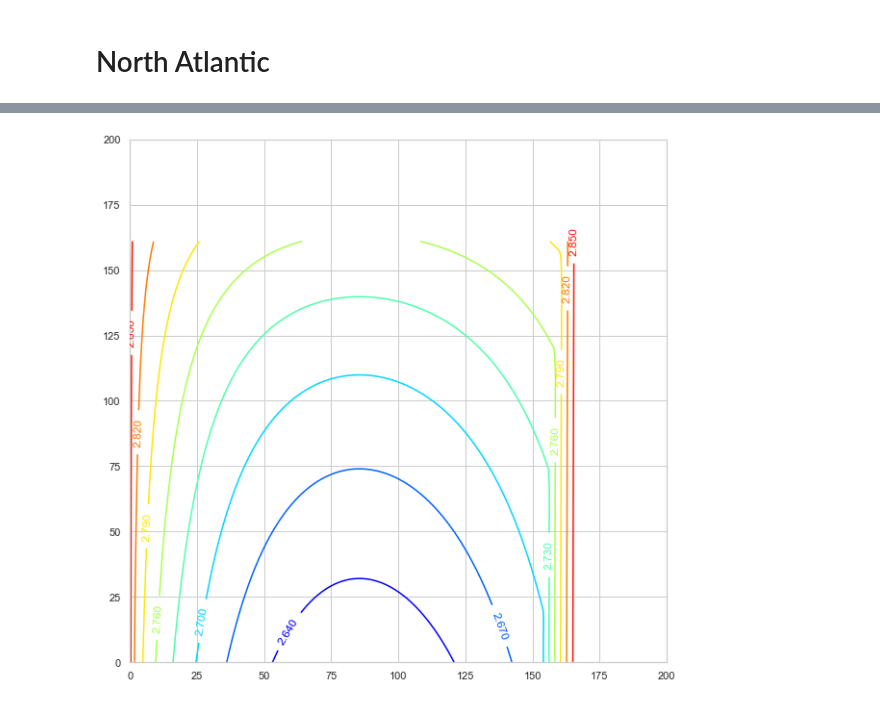
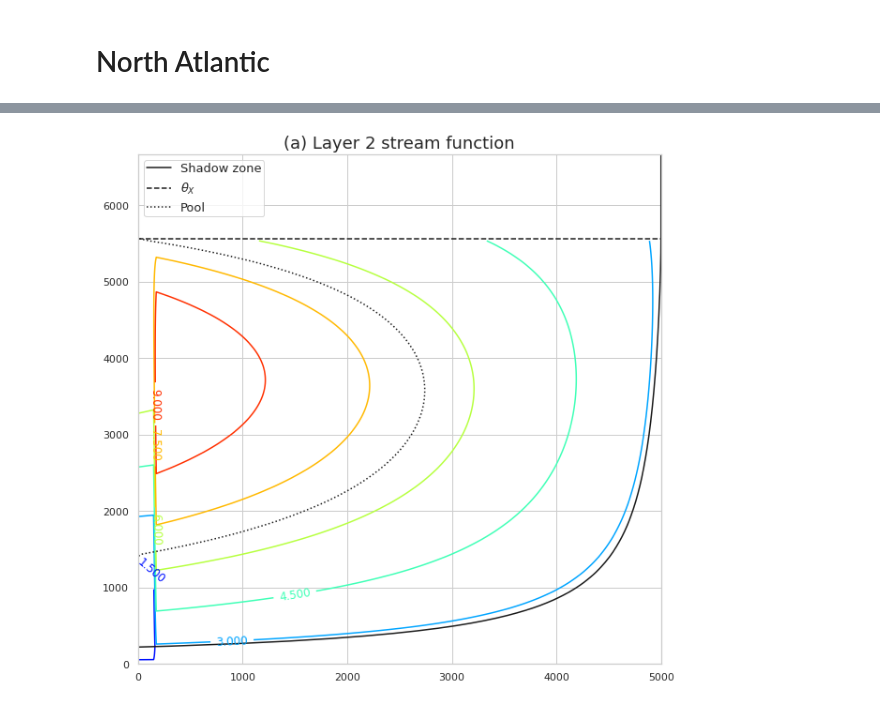
Before and after one commit to profxj/ocea200, a Jupyter notebook: OCEA-201/hw/5/Homework5.ipynb, the cells around one changed output, grey strips where cells are left out. Cells and saved outputs as stored; diff of their text form; code cells hidden in the pictures.

```diff
--- a/OCEA-201/hw/5/Homework5.ipynb
+++ b/OCEA-201/hw/5/Homework5.ipynb
@@ -16,21 +16,42 @@ sns.set_style('whitegrid')
 sns.set_context('notebook')
 # %%
 def contour_plot(field, title=None, cmap='jet', nlevels=8, clabel=True, ax=None,
-                x=None, y=None):
+                x=None, y=None, shadx=None, shady=None,
+                outx=None, outy=None,
+                poolx=None, pooly=None):
     cm = plt.get_cmap(cmap)
     if ax is None:
         fig = plt.figure(figsize=(10,10))
         ax = plt.gca()
 
     if x is not None:
-        CS = ax.contour(x, y, field, levels=nlevels, cmap=cm)
+        CS = ax.contour(field.T, levels=nlevels, cmap=cm,
+                       extent=(x.min(), x.max(), y.min(), y.max()))
+        ax.set_xlim(x.min(), x.max())
+        ax.set_ylim(y.min(), y.max())
     else:
-        CS = ax.contour(field, levels=nlevels, cmap=cm)
+        CS = ax.contour(field.T, levels=nlevels, cmap=cm)
+
+    # Lines
+    if shadx is not None:
+        ax.plot(shadx, shady, 'k-', label='Shadow zone')
+
+    if outx is not None:
+        ax.plot(outx, outy, 'k--', label=r'$\theta_X$')
+
+    if poolx is not None:
+        ax.plot(poolx, pooly, 'k:', label='Pool')
+
 
     if clabel:
         ax.clabel(CS, inline=True, fontsize=12)
-    #if title is not None:
-    #    ax.set_title(title, fontsize=18.)
+    if title is not None:
+        ax.set_title(title, fontsize=18.)
+
+    # Legend
+    legend = ax.legend(loc='upper left', scatterpoints=1, borderpad=0.2,
+                   fontsize=13.)
+
 
     #ax.set_aspect('equal', 'datalim')
 # %% [markdown]
@@ -81,7 +62,9 @@ array([           -inf, -3.55716169e+04, -1.75427213e+04, -1.15356525e+04,
-# %%
-contour_plot(psi2)#, x=yarr, y=xarr)
-# %% [output]
-[figure, removed]
+# %%
+contour_plot(psi2, x=xarr, y=yarr, shadx=shadx, shady=shady,
+            outx=outx, outy=outy, poolx=poolx, pooly=pooly,
+            title='(a) Layer 2 stream function')
+# %% [output]
+[figure, added]
 # %%
 np.sum(np.isfinite(psi1))
 # %% [output]
```
Also changed, not shown: parts of 6 cells of this notebook, 1 other file.
